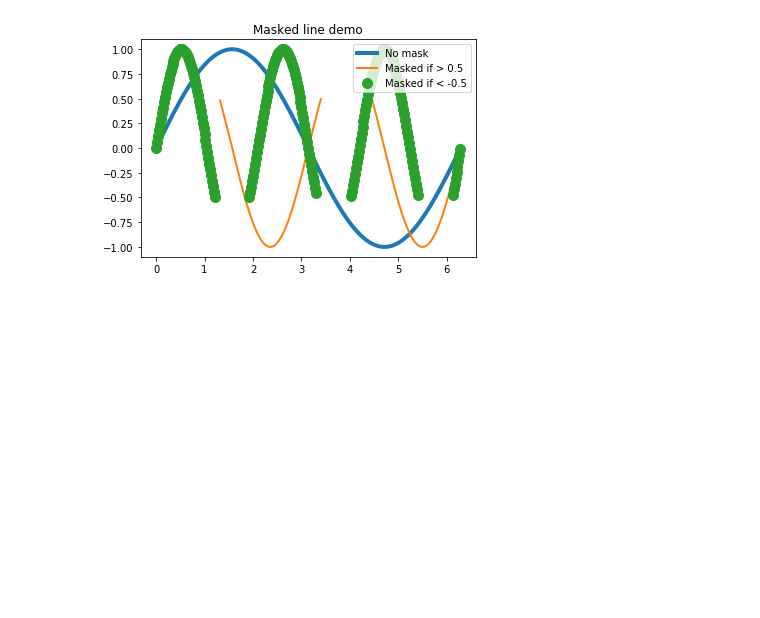
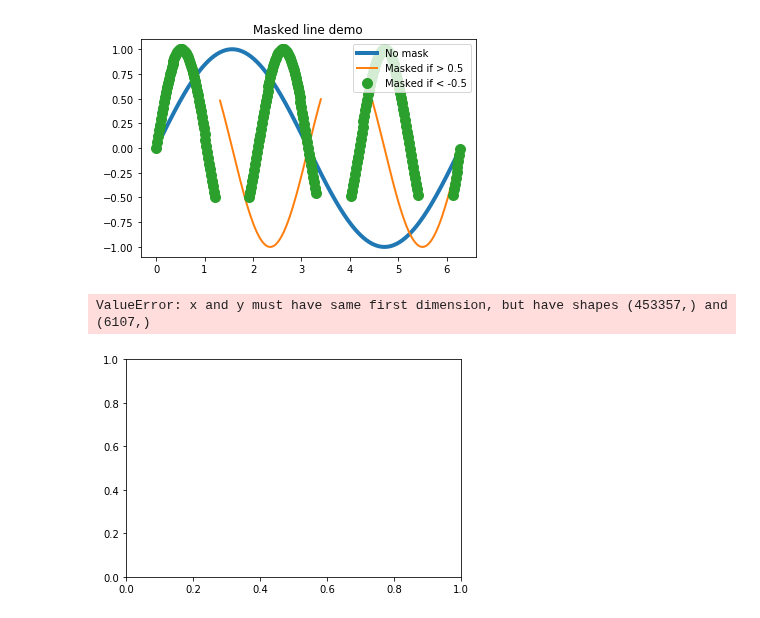
Before and after one commit to lupitatovar/flares, a Jupyter notebook: notebooks/gj1243_celerite_testing.ipynb, the cells around one changed output. Cells and saved outputs as stored; diff of their text form; code cells hidden in the pictures; blank space fills up the shorter version.

```diff
--- a/notebooks/gj1243_celerite_testing.ipynb
+++ b/notebooks/gj1243_celerite_testing.ipynb
@@ -327,3 +333,20 @@ plt.title('Masked line demo')
 plt.show()
 # %% [output]
 [figure]
+# %%
+x = kepler_time
+y= kepler_flux/median
+y1 = t_starts
+y2 = t_stops
+ym1 = np.ma.masked_where(y1 > 0, y1)
+ym2 = np.ma.masked_where(y2 > 0, y2)
+
+lines = plt.plot(x,y,x, ym1, x, ym2, 'o')
+plt.setp(lines[0], linewidth=4)
+plt.setp(lines[1], linewidth=2)
+plt.setp(lines[2], markersize=10)
+
+plt.show()
+# %% [output]
+ValueError: x and y must have same first dimension, but have shapes (453357,) and (6107,)
+[figure, added]
```
Also changed, not shown: parts of 3 cells of this notebook, 1 other file.
